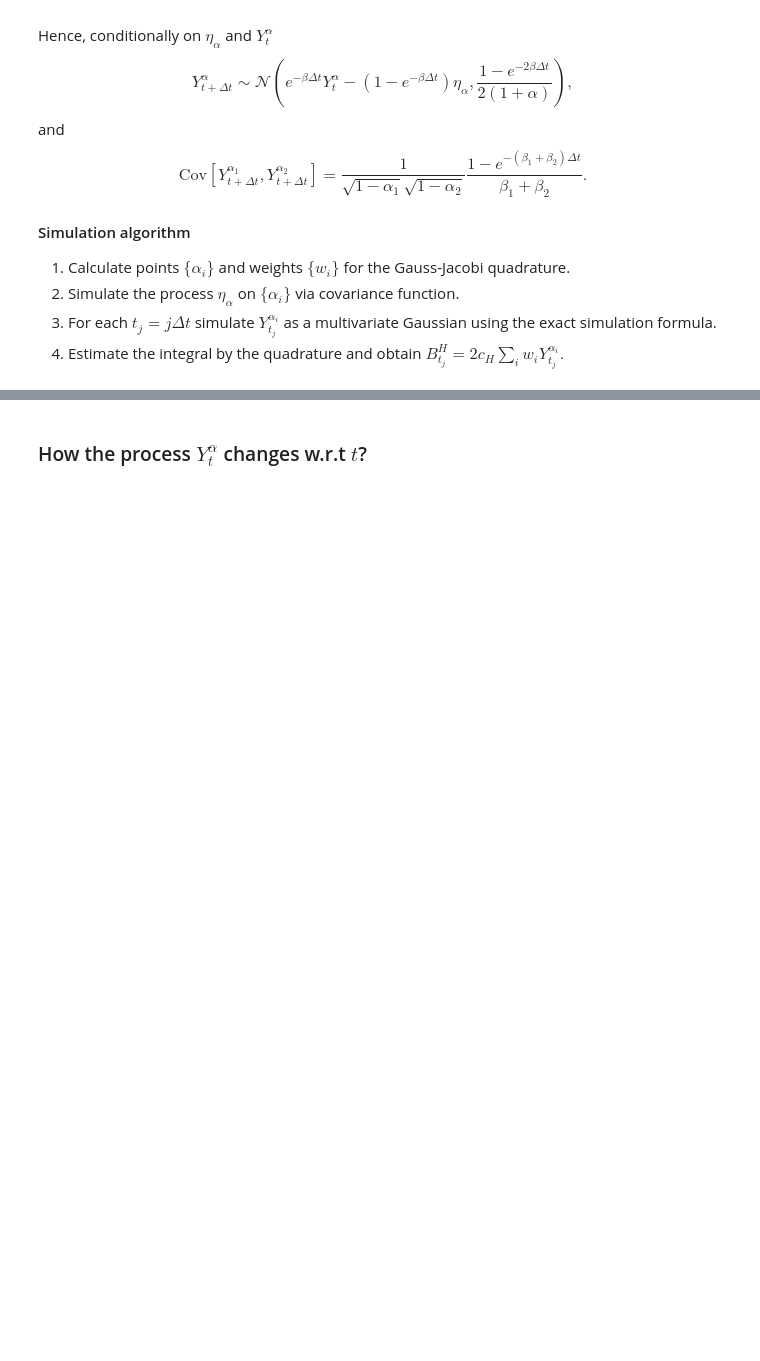
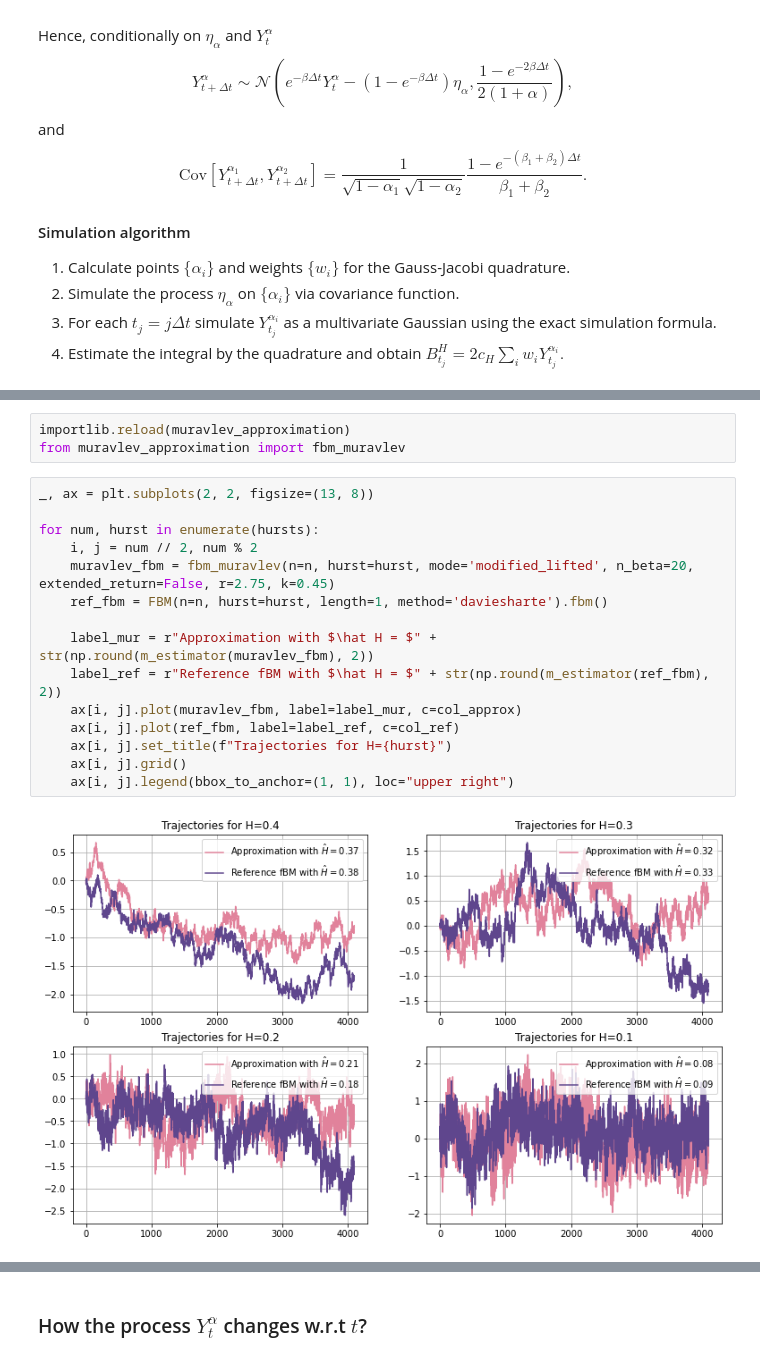
Before and after one commit to MrG1raffe/RoughModels, a Jupyter notebook: src/muravlev_modification.ipynb, the cells around one changed output, grey strips where cells are left out. Saved outputs shown, nothing was run; the diff lists cells and outputs as text; blank space fills up the shorter version.

```diff
--- a/src/muravlev_modification.ipynb
+++ b/src/muravlev_modification.ipynb
@@ -203,0 +220,20 @@ for num, hurst in enumerate(hursts):
+# %%
+importlib.reload(muravlev_approximation)
+from muravlev_approximation import fbm_muravlev
+# %%
+_, ax = plt.subplots(2, 2, figsize=(13, 8))
+
+for num, hurst in enumerate(hursts):
+    i, j = num // 2, num % 2
+    muravlev_fbm = fbm_muravlev(n=n, hurst=hurst, mode='modified_lifted', n_beta=20, extended_return=False, r=2.75, k=0.45)
+    ref_fbm = FBM(n=n, hurst=hurst, length=1, method='daviesharte').fbm()
+
+    label_mur = r"Approximation with $\hat H = $" + str(np.round(m_estimator(muravlev_fbm), 2))
+    label_ref = r"Reference fBM with $\hat H = $" + str(np.round(m_estimator(ref_fbm), 2))
+    ax[i, j].plot(muravlev_fbm, label=label_mur, c=col_approx)
+    ax[i, j].plot(ref_fbm, label=label_ref, c=col_ref)
+    ax[i, j].set_title(f"Trajectories for H={hurst}")
+    ax[i, j].grid()
+    ax[i, j].legend(bbox_to_anchor=(1, 1), loc="upper right")
+# %% [output]
+[figure, added]
```
Also changed, not shown: parts of 16 cells of this notebook, 13 other files.
